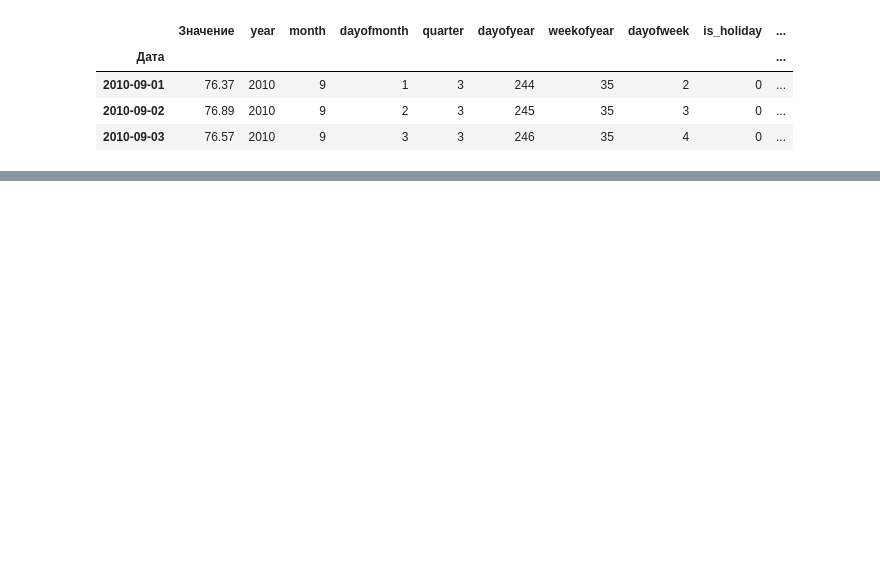
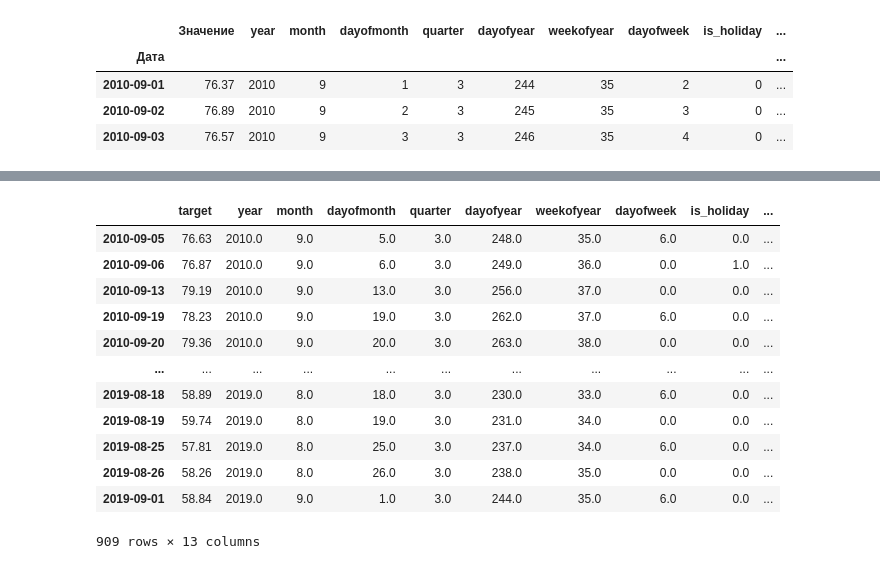
Before and after one commit to aldalinde/Time_series, a Jupyter notebook: lesson_05.ipynb, the cells around one changed output, grey strips where cells are left out. Drawn from its saved outputs; the diff is of its cells as text; code cells hidden in the pictures; blank space fills up the shorter version.

```diff
--- a/lesson_05.ipynb
+++ b/lesson_05.ipynb
@@ -42,0 +139,16 @@ data.head(3)
+# %%
+brent_df.loc[brent_df['Euro'].isna(), :]
+# %% [output]
+|  | target | year | month | dayofmonth | quarter | dayofyear | weekofyear | dayofweek | is_holiday | ... |
+| 2010-09-05 | 76.63 | 2010.0 | 9.0 | 5.0 | 3.0 | 248.0 | 35.0 | 6.0 | 0.0 | ... |
+| 2010-09-06 | 76.87 | 2010.0 | 9.0 | 6.0 | 3.0 | 249.0 | 36.0 | 0.0 | 1.0 | ... |
+| 2010-09-13 | 79.19 | 2010.0 | 9.0 | 13.0 | 3.0 | 256.0 | 37.0 | 0.0 | 0.0 | ... |
+| 2010-09-19 | 78.23 | 2010.0 | 9.0 | 19.0 | 3.0 | 262.0 | 37.0 | 6.0 | 0.0 | ... |
+| 2010-09-20 | 79.36 | 2010.0 | 9.0 | 20.0 | 3.0 | 263.0 | 38.0 | 0.0 | 0.0 | ... |
+| ... | ... | ... | ... | ... | ... | ... | ... | ... | ... | ... |
+| 2019-08-18 | 58.89 | 2019.0 | 8.0 | 18.0 | 3.0 | 230.0 | 33.0 | 6.0 | 0.0 | ... |
+| 2019-08-19 | 59.74 | 2019.0 | 8.0 | 19.0 | 3.0 | 231.0 | 34.0 | 0.0 | 0.0 | ... |
+| 2019-08-25 | 57.81 | 2019.0 | 8.0 | 25.0 | 3.0 | 237.0 | 34.0 | 6.0 | 0.0 | ... |
+| 2019-08-26 | 58.26 | 2019.0 | 8.0 | 26.0 | 3.0 | 238.0 | 35.0 | 0.0 | 0.0 | ... |
+| 2019-09-01 | 58.84 | 2019.0 | 9.0 | 1.0 | 3.0 | 244.0 | 35.0 | 6.0 | 0.0 | ... |
+909 rows × 13 columns
```
Also changed, not shown: parts of 22 cells of this notebook.
